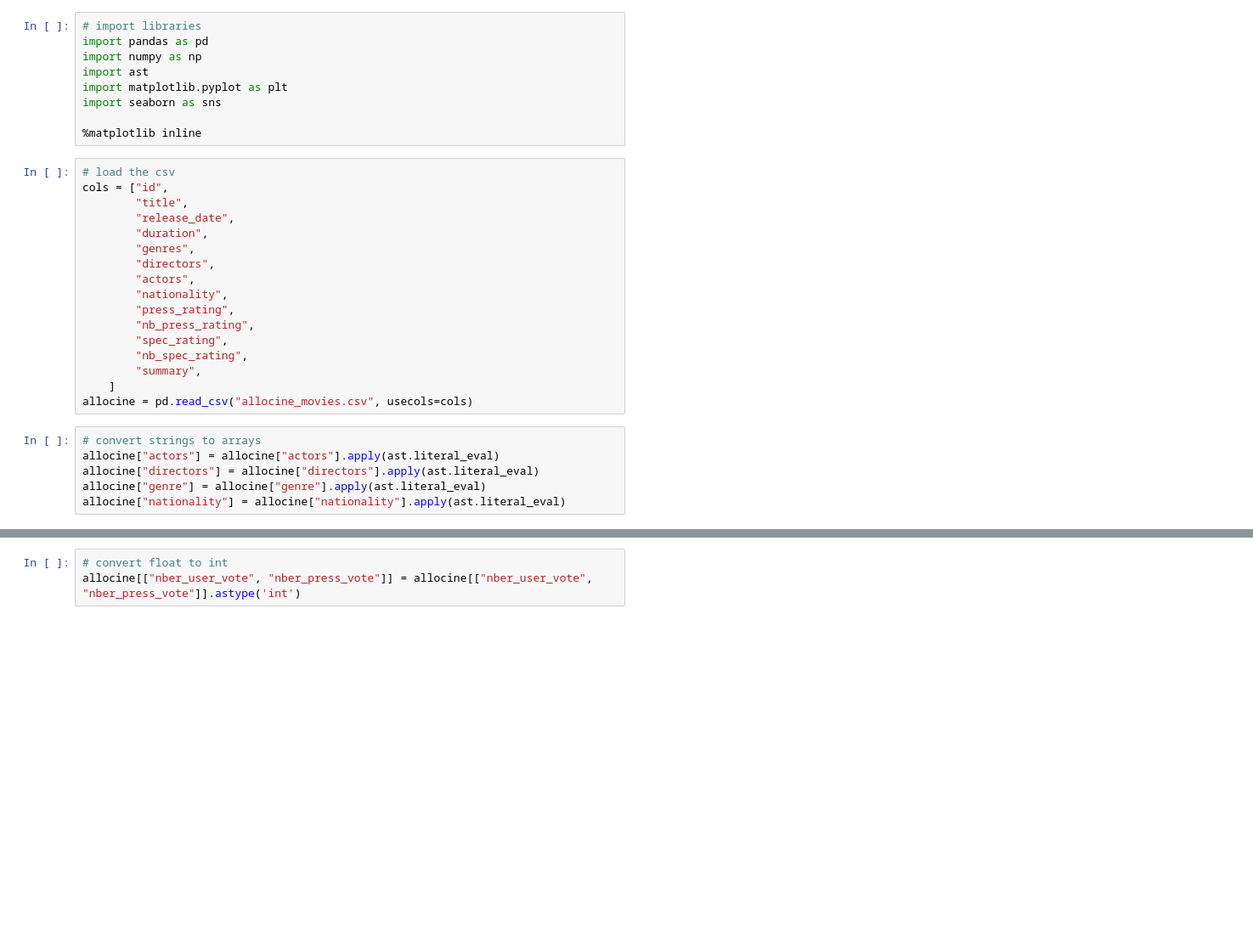
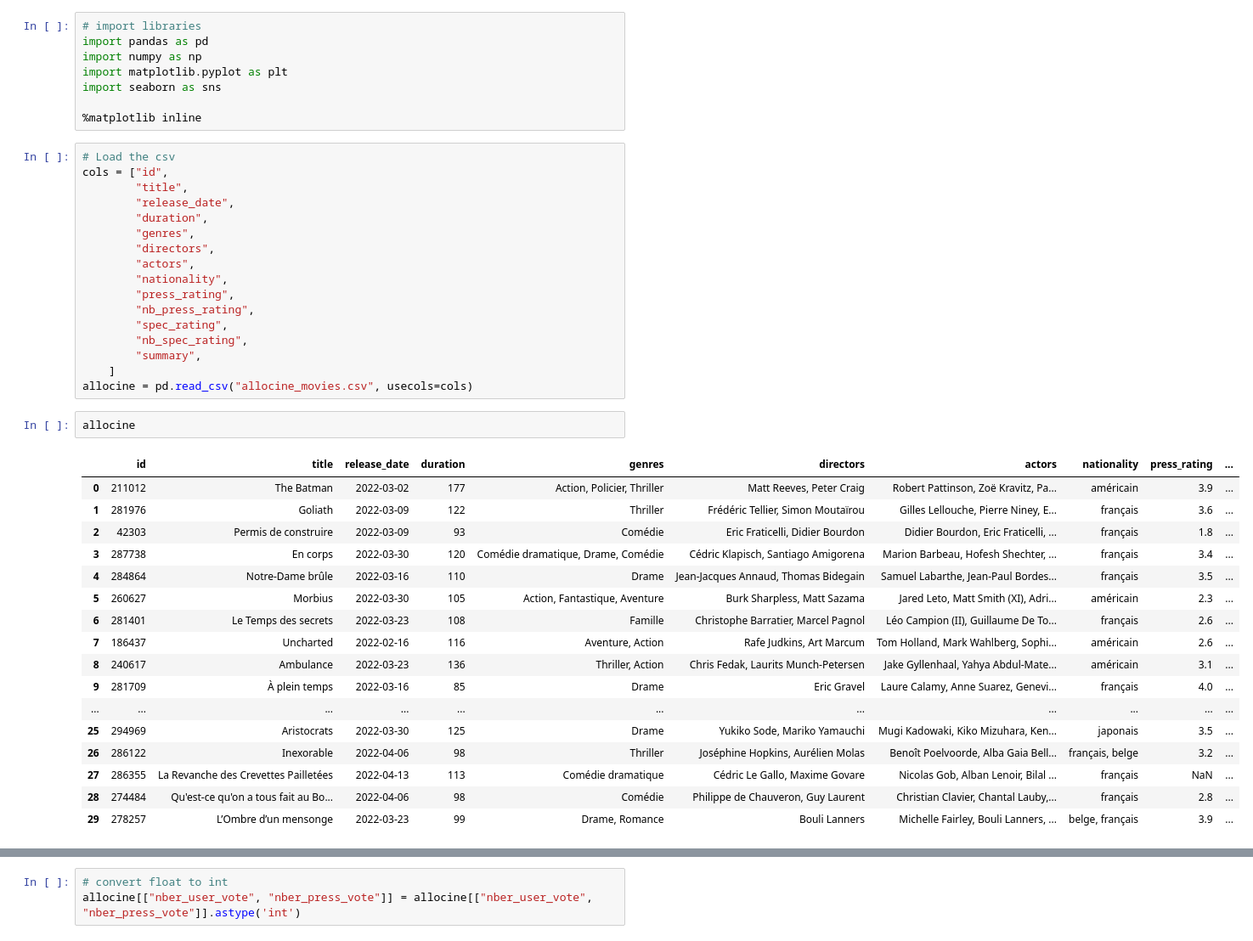
Before and after one commit to Bastien-LDC/Allocine-project, a Jupyter notebook: Allocine_Analysis.ipynb, the cells around one changed output, grey strips where cells are left out. Shown at 85% size. Cells and saved outputs as stored; diff of their text form; blank space fills up the shorter version.

```diff
--- a/Allocine_Analysis.ipynb
+++ b/Allocine_Analysis.ipynb
@@ -24,13 +24,12 @@ If you are interested in, the data is available on one csv (brut and clean versi
 # import libraries
 import pandas as pd
 import numpy as np
-import ast
 import matplotlib.pyplot as plt
 import seaborn as sns
 
 %matplotlib inline
 # %%
-# load the csv
+# Load the csv
 cols = ["id",
         "title",
         "release_date",
@@ -46,9 +45,23 @@ cols = ["id",
         "summary",
     ]
 allocine = pd.read_csv("allocine_movies.csv", usecols=cols)
-# %%
-# convert strings to arrays
-allocine["actors"] = allocine["actors"].apply(ast.literal_eval)
-allocine["directors"] = allocine["directors"].apply(ast.literal_eval)
-allocine["genre"] = allocine["genre"].apply(ast.literal_eval)
-allocine["nationality"] = allocine["nationality"].apply(ast.literal_eval)
+# %%
+allocine
+# %% [output]
+|  | id | title | release_date | duration | genres | directors | actors | nationality | press_rating | ... |
+| 0 | 211012 | The Batman | 2022-03-02 | 177 | Action, Policier, Thriller | Matt Reeves, Peter Craig | Robert Pattinson, Zoë Kravitz, Pa... | américain | 3.9 | ... |
+| 1 | 281976 | Goliath | 2022-03-09 | 122 | Thriller | Frédéric Tellier, Simon Moutaïrou | Gilles Lellouche, Pierre Niney, E... | français | 3.6 | ... |
+| 2 | 42303 | Permis de construire | 2022-03-09 | 93 | Comédie | Eric Fraticelli, Didier Bourdon | Didier Bourdon, Eric Fraticelli, ... | français | 1.8 | ... |
+| 3 | 287738 | En corps | 2022-03-30 | 120 | Comédie dramatique, Drame, Comédie | Cédric Klapisch, Santiago Amigorena | Marion Barbeau, Hofesh Shechter, ... | français | 3.4 | ... |
+| 4 | 284864 | Notre-Dame brûle | 2022-03-16 | 110 | Drame | Jean-Jacques Annaud, Thomas Bidegain | Samuel Labarthe, Jean-Paul Bordes... | français | 3.5 | ... |
+| 5 | 260627 | Morbius | 2022-03-30 | 105 | Action, Fantastique, Aventure | Burk Sharpless, Matt Sazama | Jared Leto, Matt Smith (XI), Adri... | américain | 2.3 | ... |
+| 6 | 281401 | Le Temps des secrets | 2022-03-23 | 108 | Famille | Christophe Barratier, Marcel Pagnol | Léo Campion (II), Guillaume De To... | français | 2.6 | ... |
+| 7 | 186437 | Uncharted | 2022-02-16 | 116 | Aventure, Action | Rafe Judkins, Art Marcum | Tom Holland, Mark Wahlberg, Sophi... | américain | 2.6 | ... |
+| 8 | 240617 | Ambulance | 2022-03-23 | 136 | Thriller, Action | Chris Fedak, Laurits Munch-Petersen | Jake Gyllenhaal, Yahya Abdul-Mate... | américain | 3.1 | ... |
+| 9 | 281709 | À plein temps | 2022-03-16 | 85 | Drame | Eric Gravel | Laure Calamy, Anne Suarez, Genevi... | français | 4.0 | ... |
+| ... | ... | ... | ... | ... | ... | ... | ... | ... | ... | ... |
+| 25 | 294969 | Aristocrats | 2022-03-30 | 125 | Drame | Yukiko Sode, Mariko Yamauchi | Mugi Kadowaki, Kiko Mizuhara, Ken... | japonais | 3.5 | ... |
+| 26 | 286122 | Inexorable | 2022-04-06 | 98 | Thriller | Joséphine Hopkins, Aurélien Molas | Benoît Poelvoorde, Alba Gaia Bell... | français, belge | 3.2 | ... |
+| 27 | 286355 | La Revanche des Crevettes Pailletées | 2022-04-13 | 113 | Comédie dramatique | Cédric Le Gallo, Maxime Govare | Nicolas Gob, Alban Lenoir, Bilal ... | français | NaN | ... |
+| 28 | 274484 | Qu'est-ce qu'on a tous fait au Bo... | 2022-04-06 | 98 | Comédie | Philippe de Chauveron, Guy Laurent | Christian Clavier, Chantal Lauby,... | français | 2.8 | ... |
+| 29 | 278257 | L’Ombre d’un mensonge | 2022-03-23 | 99 | Drame, Romance | Bouli Lanners | Michelle Fairley, Bouli Lanners, ... | belge, français | 3.9 | ... |
```
Also changed, not shown: parts of 3 cells of this notebook, 1 other file.
